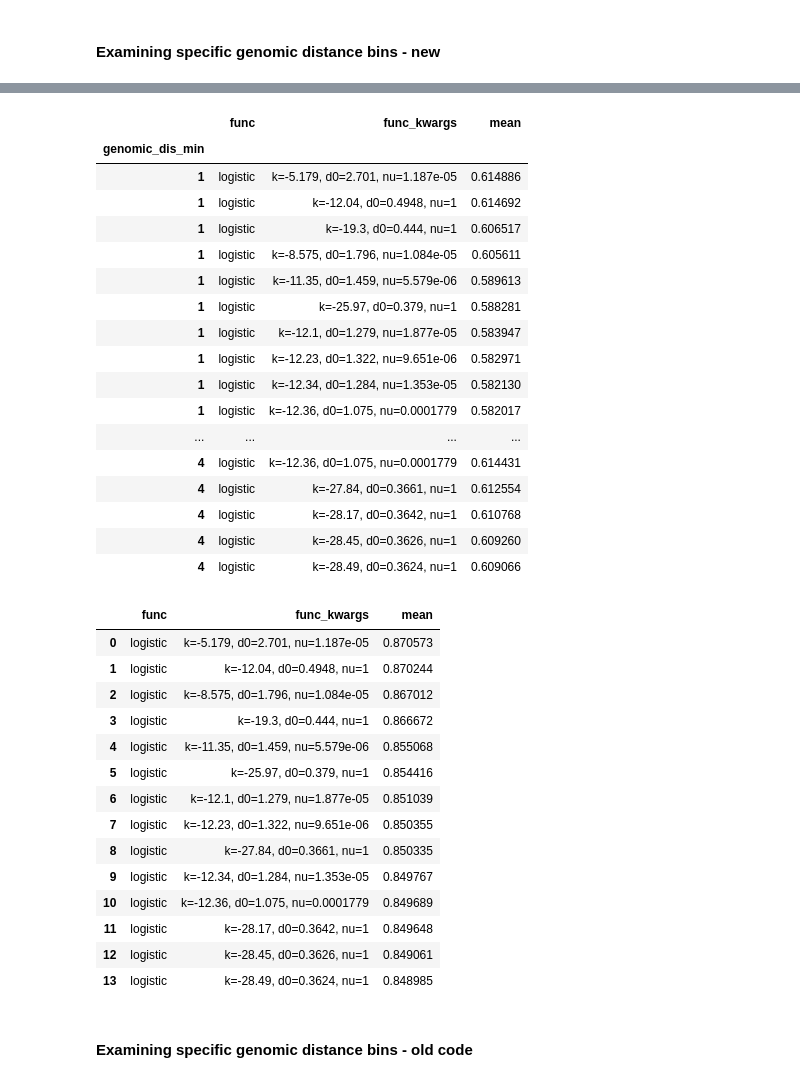
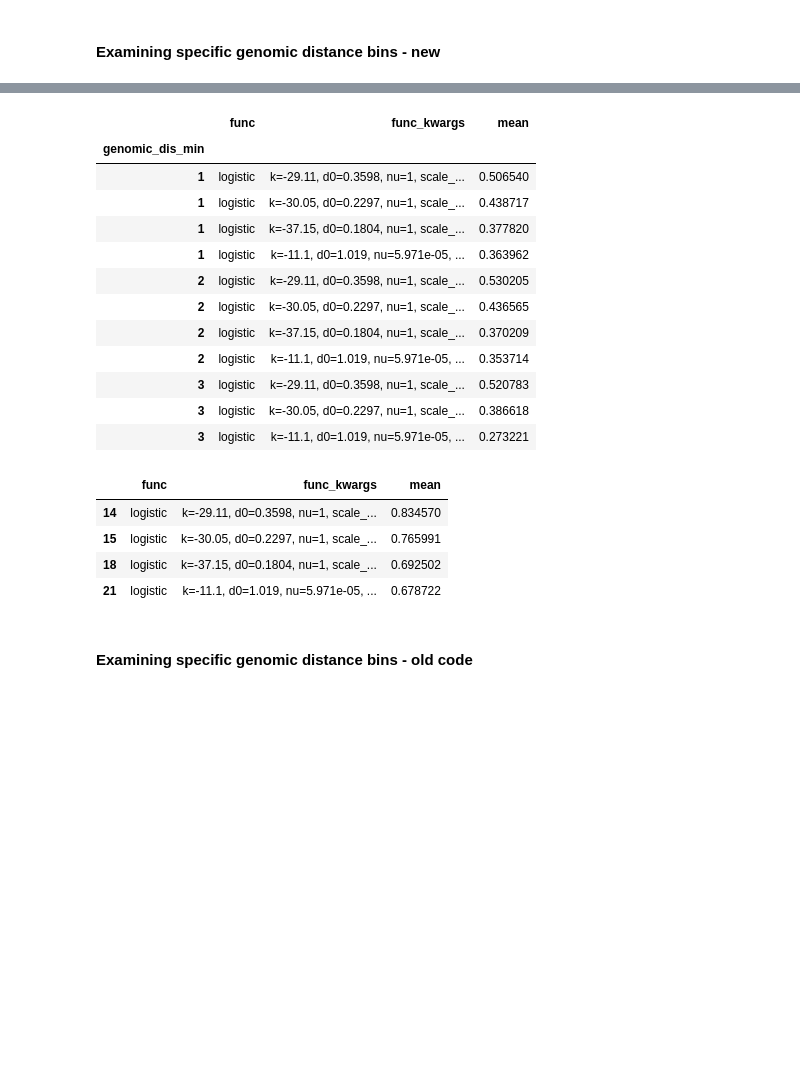
Before and after one commit to gesinecauer/Chromatin_Analysis_MOp, a Jupyter notebook: jupyter/snm3C-seq.ipynb, the cells around one changed output, grey strips where cells are left out. Cells and saved outputs as stored; diff of their text form; code cells hidden in the pictures; blank space fills up the shorter version.

```diff
--- a/jupyter/snm3C-seq.ipynb
+++ b/jupyter/snm3C-seq.ipynb
@@ -170,6 +170,7 @@ mcool_file_raw = '/net/gs/vol1/home/gesine/noble_lab/repos/Chromatin_Analysis_MO
 mcool_file = mcool_file_q
 resolution = 2.5 # 2.5 Mb (2.5e6 bp)
 # resolution = 0.5
+resolution = 0.1
 # resolution = int(1000 * 500) # 500 kb (5e5 bp)
 lengths_file = '/net/gs/vol1/home/gesine/noble_lab/projects/2015_gesine_diploid/data/liu2025/unambig/astro.nreads1e9.sc_alpha-2/counts.bed'
 
@@ -642,7 +651,21 @@ k = d0 = nu = q = None
 # k=-12.344;  d0=1.28435;  nu=1.35312e-05       # obj=0.02392685931    M=0.00016483  C=0.00047524 → mse.infer_nu.constraint50, seed=2 (temp)   →→ exp=-0.607 (snm3c = -0.886)
 # k=-12.3607;  d0=1.29214;  nu=1.2073e-05       # obj=0.0476888594     M=0.00016489  C=0.00047524 → mse.infer_nu.constraint100, seed=0  (FACTR)   →→ exp=-0.607 (snm3c = -0.886)
 
-scale_snm3c_by = 1
+
+# =============== INFERRED WITH Q+norm (IMPUTED + NORMALIZED) - NORM BIN1/RESCALING FIXED - CONSTRAINT **V3**
+# k=-37.7694;  d0=0.173042;  nu=1               # obj=8.48583092       M=0.00032805  C=0.0084855  → mse.constraint1e3_w0, seed=0  (FACTR) →→ exp=-0.653 (snm3c = -0.884)
+# k=-11.0982;  d0=1.0188;  nu=5.97116e-05       # obj=0.08484277177    M=0.00032823  C=0.0084515  → mse.infer_nu.constraint10_w0, seed=2
+
+
+# k=-29.1084;  d0=0.359837;  nu=1               # obj=274.253623       M=166.39      C=0.010787   → mse.scale1e3.constraint10_w0, seed=0  (FACTR) →→ exp=-0.607 (snm3c = -0.886)
+k=-30.0524;  d0=0.22972;  nu=1                # obj=1120.391455      M=232.17      C=0.0088822  → mse.scale1e3.constraint100_w0, seed=0  (FACTR) →→ exp=-0.637 (snm3c = -0.885)
+# k=-37.1455;  d0=0.180419;  nu=1               # obj=8805.915844      M=313.13      C=0.0084928  → mse.scale1e3.constraint1000_w0, seed=0  (FACTR) →→ exp=-0.651 (snm3c = -0.884)
+# k=-37.7461;  d0=0.173875;  nu=1               # obj=85182.29017      M=326.46      C=0.0084856  → mse.scale1e3.constraint1e4_w0, seed=0  (FACTR) →→ exp=-0.653 (snm3c = -0.884)
+# k=-37.7675;  d0=0.173119;  nu=1               # obj=848878.2688      M=327.9       C=0.0084855  → mse.scale1e3.constraint1e5_w0, seed=0  (FACTR) →→ exp=-0.653 (snm3c = -0.884)
+
+
+
+scale_snm3c_by = 1e10
 
 # =============================================================================
 snm3c_are_normalized = normalize
@@ -656,10 +679,12 @@ plot = True
 # genomic_dis_list = np.arange(5, bins_per_genomic_dis[bins_per_genomic_dis >= 2000].index.max())
 # genomic_dis_list = [(1, 3), (10, np.inf)]
 # genomic_dis_list = [(0, np.inf),]
-genomic_dis_list = [(0, np.inf), 1, 2, 3, 4]
+# genomic_dis_list = [(0, np.inf), 1, 2, 3, 4]
 # genomic_dis_list = [1, (2, 4), (10, 15), (30, 40), (50, 70), (0, np.inf)]
 # genomic_dis_list = [(0, np.inf),]
 # genomic_dis_list = [1, 2, 3, 4, (0, np.inf)]
+
+genomic_dis_list = [(0, np.inf), 1, 2]
 
 transfer_func = logistic
 transfer_func_kwargs = dict(k=k, d0=d0, nu=nu) if q is None else dict(k=k, d0=d0, nu=nu, q=q)
@@ -696,48 +715,36 @@ GENOMIC DIS: s=4         R=0.614
 # %%
-display(results_df[(results_df.func == 'logistic') & (results_df.genomic_dis_min <= 4) & (
+mask = (results_df.func == 'logistic') & (results_df.func_kwargs.str.contains('scale_snm3c_b'))
+
+
+display(results_df[mask & (results_df.genomic_dis_min <= 4) & (
     results_df.genomic_dis_min == results_df.genomic_dis_max)].sort_values(
     ['genomic_dis_min', 'mean'], ascending=[True, False]).set_index('genomic_dis_min').drop(
     'genomic_dis_max', axis=1))
 
 print()
 
-display(results_df[(results_df.func == 'logistic') & (results_df.genomic_dis_min == 0) & np.isinf(
+display(results_df[mask & (results_df.genomic_dis_min == 0) & np.isinf(
     results_df.genomic_dis_max)].sort_values(['genomic_dis_min', 'mean'], ascending=[True, False]).drop(
     ['genomic_dis_min', 'genomic_dis_max'], axis=1))
 # %% [output]
 |  | func | func_kwargs | mean |
 | genomic_dis_min |  |  |  |
-| 1 | logistic | k=-5.179, d0=2.701, nu=1.187e-05 | 0.614886 |
-| 1 | logistic | k=-12.04, d0=0.4948, nu=1 | 0.614692 |
-| 1 | logistic | k=-19.3, d0=0.444, nu=1 | 0.606517 |
-| 1 | logistic | k=-8.575, d0=1.796, nu=1.084e-05 | 0.605611 |
-| 1 | logistic | k=-11.35, d0=1.459, nu=5.579e-06 | 0.589613 |
-| 1 | logistic | k=-25.97, d0=0.379, nu=1 | 0.588281 |
-| 1 | logistic | k=-12.1, d0=1.279, nu=1.877e-05 | 0.583947 |
-| 1 | logistic | k=-12.23, d0=1.322, nu=9.651e-06 | 0.582971 |
-| 1 | logistic | k=-12.34, d0=1.284, nu=1.353e-05 | 0.582130 |
-| 1 | logistic | k=-12.36, d0=1.075, nu=0.0001779 | 0.582017 |
-| ... | ... | ... | ... |
-| 4 | logistic | k=-12.36, d0=1.075, nu=0.0001779 | 0.614431 |
-| 4 | logistic | k=-27.84, d0=0.3661, nu=1 | 0.612554 |
-| 4 | logistic | k=-28.17, d0=0.3642, nu=1 | 0.610768 |
-| 4 | logistic | k=-28.45, d0=0.3626, nu=1 | 0.609260 |
-| 4 | logistic | k=-28.49, d0=0.3624, nu=1 | 0.609066 |
+| 1 | logistic | k=-29.11, d0=0.3598, nu=1, scale_... | 0.506540 |
+| 1 | logistic | k=-30.05, d0=0.2297, nu=1, scale_... | 0.438717 |
+| 1 | logistic | k=-37.15, d0=0.1804, nu=1, scale_... | 0.377820 |
+| 1 | logistic | k=-11.1, d0=1.019, nu=5.971e-05, ... | 0.363962 |
+| 2 | logistic | k=-29.11, d0=0.3598, nu=1, scale_... | 0.530205 |
+| 2 | logistic | k=-30.05, d0=0.2297, nu=1, scale_... | 0.436565 |
+| 2 | logistic | k=-37.15, d0=0.1804, nu=1, scale_... | 0.370209 |
+| 2 | logistic | k=-11.1, d0=1.019, nu=5.971e-05, ... | 0.353714 |
+| 3 | logistic | k=-29.11, d0=0.3598, nu=1, scale_... | 0.520783 |
+| 3 | logistic | k=-30.05, d0=0.2297, nu=1, scale_... | 0.386618 |
+| 3 | logistic | k=-11.1, d0=1.019, nu=5.971e-05, ... | 0.273221 |
 |  | func | func_kwargs | mean |
-| 0 | logistic | k=-5.179, d0=2.701, nu=1.187e-05 | 0.870573 |
-| 1 | logistic | k=-12.04, d0=0.4948, nu=1 | 0.870244 |
-| 2 | logistic | k=-8.575, d0=1.796, nu=1.084e-05 | 0.867012 |
-| 3 | logistic | k=-19.3, d0=0.444, nu=1 | 0.866672 |
-| 4 | logistic | k=-11.35, d0=1.459, nu=5.579e-06 | 0.855068 |
-| 5 | logistic | k=-25.97, d0=0.379, nu=1 | 0.854416 |
-| 6 | logistic | k=-12.1, d0=1.279, nu=1.877e-05 | 0.851039 |
-| 7 | logistic | k=-12.23, d0=1.322, nu=9.651e-06 | 0.850355 |
-| 8 | logistic | k=-27.84, d0=0.3661, nu=1 | 0.850335 |
-| 9 | logistic | k=-12.34, d0=1.284, nu=1.353e-05 | 0.849767 |
-| 10 | logistic | k=-12.36, d0=1.075, nu=0.0001779 | 0.849689 |
-| 11 | logistic | k=-28.17, d0=0.3642, nu=1 | 0.849648 |
-| 12 | logistic | k=-28.45, d0=0.3626, nu=1 | 0.849061 |
-| 13 | logistic | k=-28.49, d0=0.3624, nu=1 | 0.848985 |
+| 14 | logistic | k=-29.11, d0=0.3598, nu=1, scale_... | 0.834570 |
+| 15 | logistic | k=-30.05, d0=0.2297, nu=1, scale_... | 0.765991 |
+| 18 | logistic | k=-37.15, d0=0.1804, nu=1, scale_... | 0.692502 |
+| 21 | logistic | k=-11.1, d0=1.019, nu=5.971e-05, ... | 0.678722 |
 # %%
 # scale_snm3c_by = 1
 # results_df = assess_via_genomic_dis(
```
Also changed, not shown: parts of 7 cells of this notebook, 2 other files.
